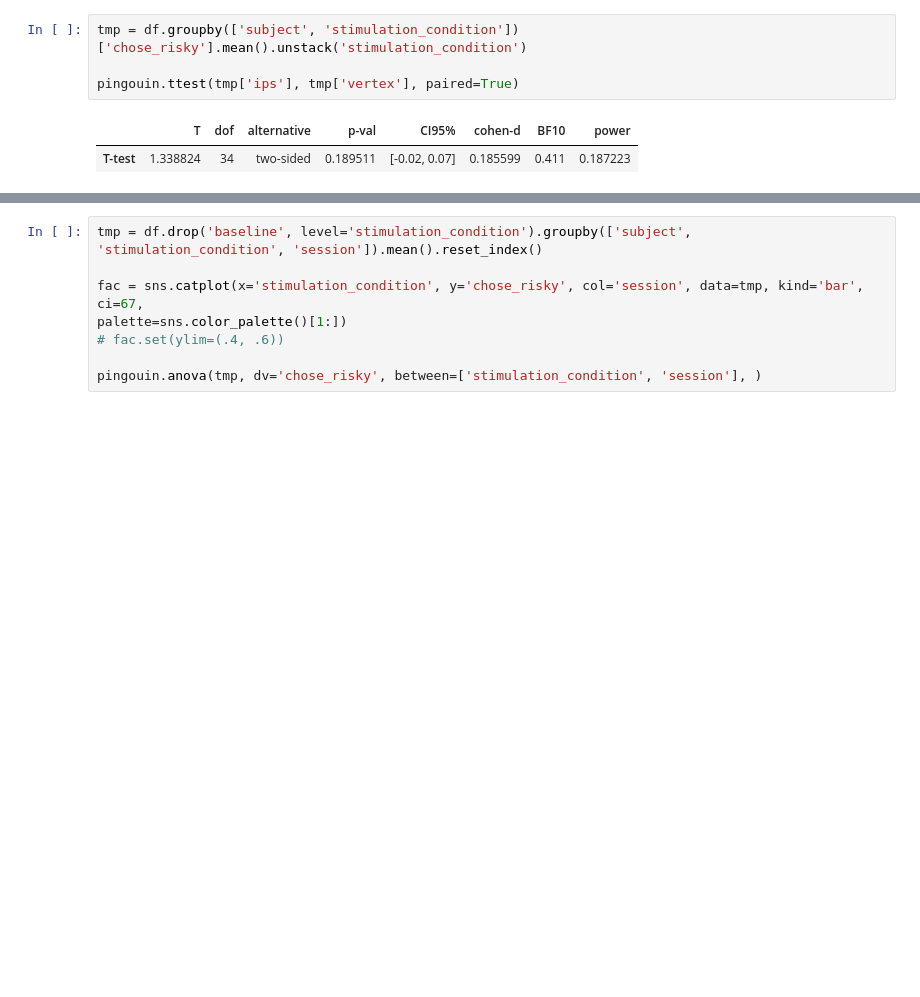
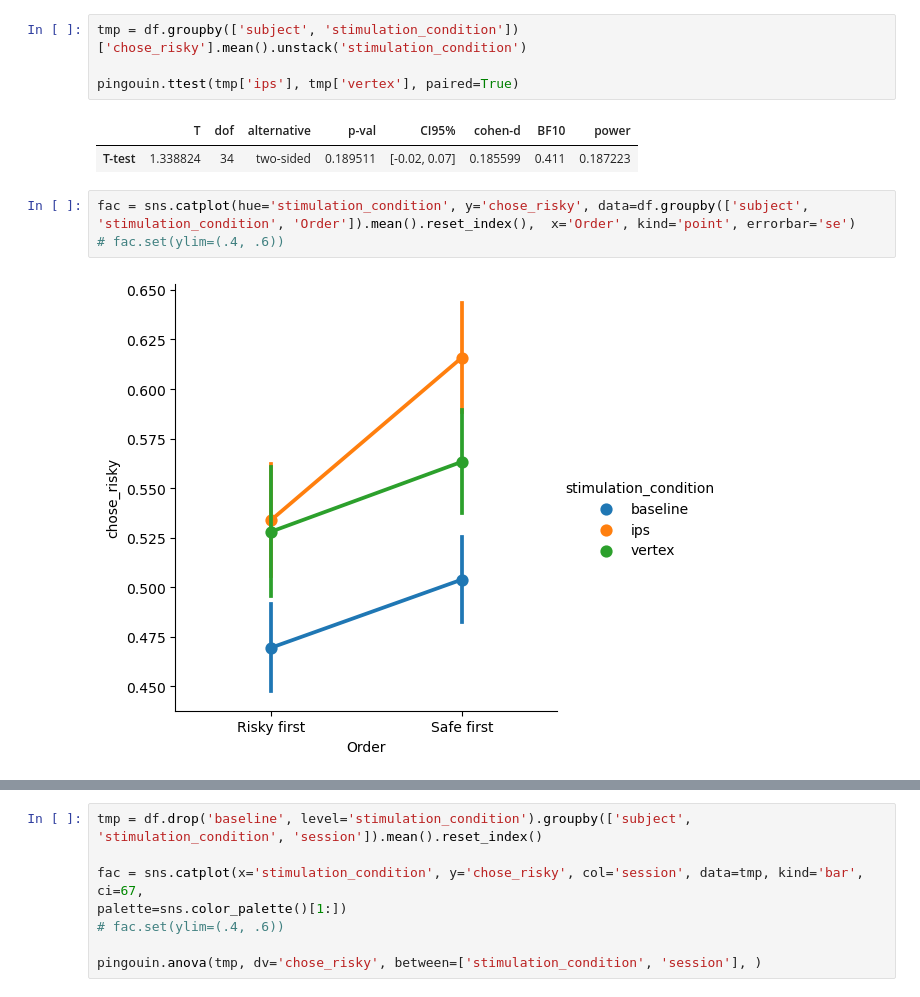
Before and after one commit to Gilles86/tms_risk, a Jupyter notebook: tms_risk/behavior/raw_behavior.ipynb, the cells around one changed output, grey strips where cells are left out. Saved outputs shown, nothing was run; the diff lists cells and outputs as text; blank space fills up the shorter version.

```diff
--- a/tms_risk/behavior/raw_behavior.ipynb
+++ b/tms_risk/behavior/raw_behavior.ipynb
@@ -53,3 +61,8 @@ pingouin.ttest(tmp['ips'], tmp['vertex'], paired=True)
 # %% [output]
 |  | T | dof | alternative | p-val | CI95% | cohen-d | BF10 | power |
 | T-test | 1.338824 | 34 | two-sided | 0.189511 | [-0.02, 0.07] | 0.185599 | 0.411 | 0.187223 |
+# %%
+fac = sns.catplot(hue='stimulation_condition', y='chose_risky', data=df.groupby(['subject', 'stimulation_condition', 'Order']).mean().reset_index(),  x='Order', kind='point', errorbar='se')
+# fac.set(ylim=(.4, .6))
+# %% [output]
+[figure, added]
```
Also changed, not shown: parts of 16 cells of this notebook, 10 other files.
